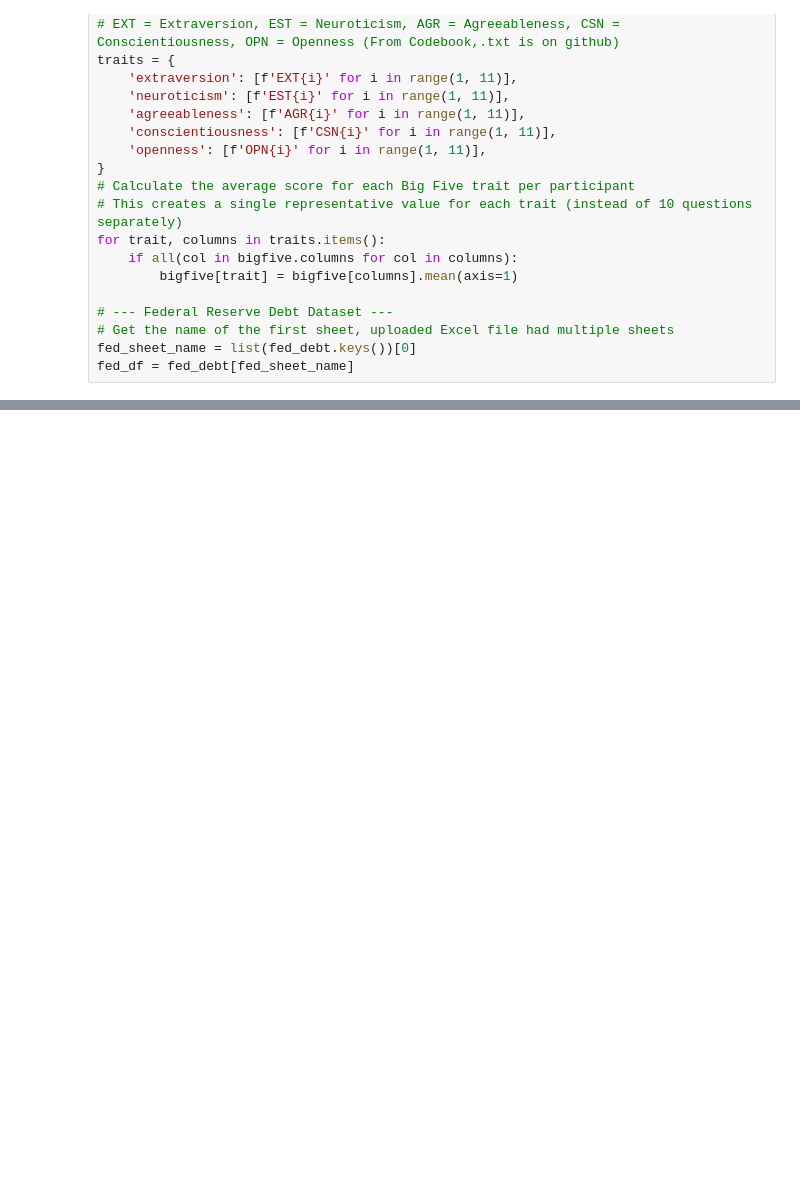
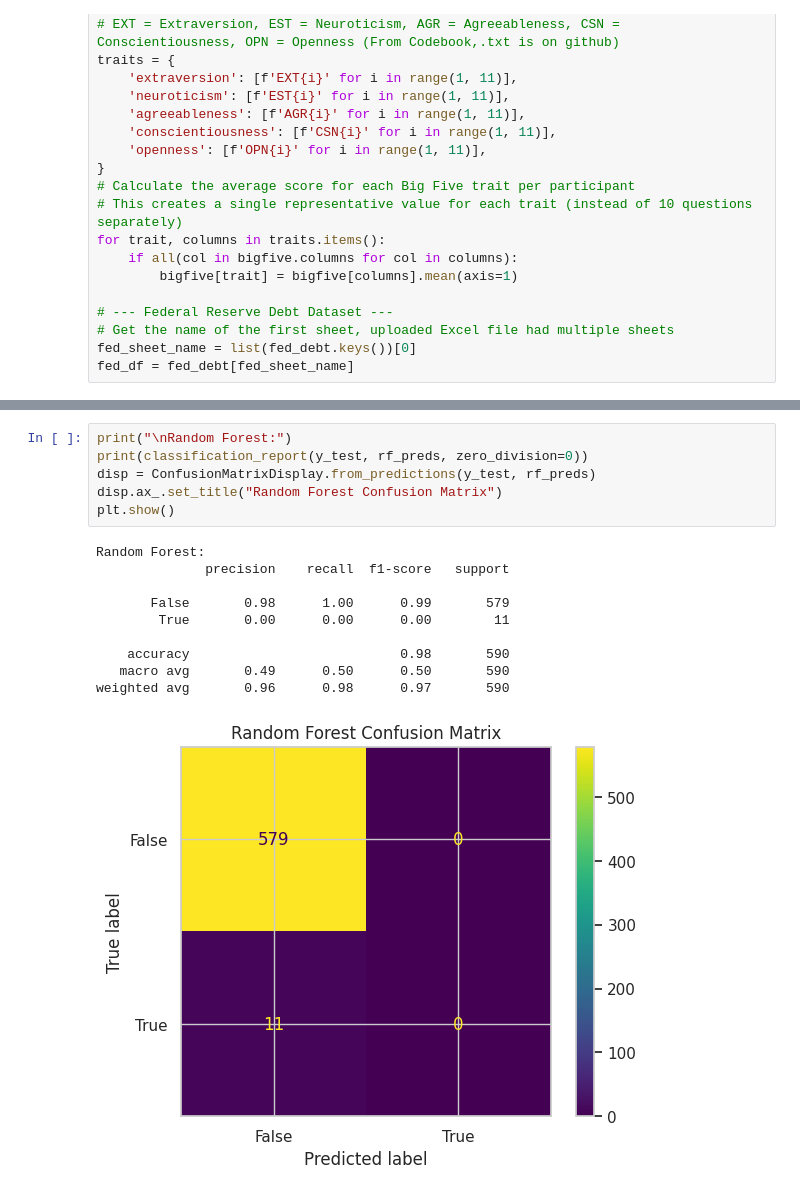
Before and after one commit to BoraYldz/DSA210-Project, a Jupyter notebook: DSA210Project.ipynb, the cells around one changed output, grey strips where cells are left out. Drawn from its saved outputs; the diff is of its cells as text; blank space fills up the shorter version.

```diff
--- a/DSA210Project.ipynb
+++ b/DSA210Project.ipynb
@@ -154,0 +342,17 @@ These insights suggest meaningful connections between personality, behavior, and
+# %%
+print("\nRandom Forest:")
+print(classification_report(y_test, rf_preds, zero_division=0))
+disp = ConfusionMatrixDisplay.from_predictions(y_test, rf_preds)
+disp.ax_.set_title("Random Forest Confusion Matrix")
+plt.show()
+# %% [output]
+Random Forest:
+              precision    recall  f1-score   support
+
+       False       0.98      1.00      0.99       579
+        True       0.00      0.00      0.00        11
+
+    accuracy                           0.98       590
+   macro avg       0.49      0.50      0.50       590
+weighted avg       0.96      0.98      0.97       590
+[figure, added]
```
Also changed, not shown: parts of 25 cells of this notebook.
